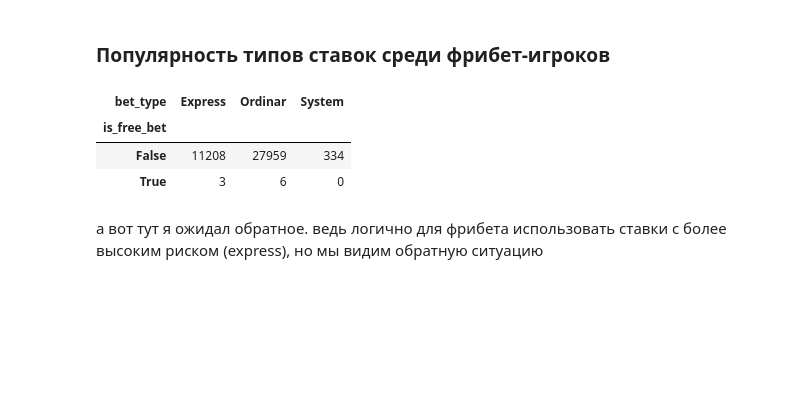
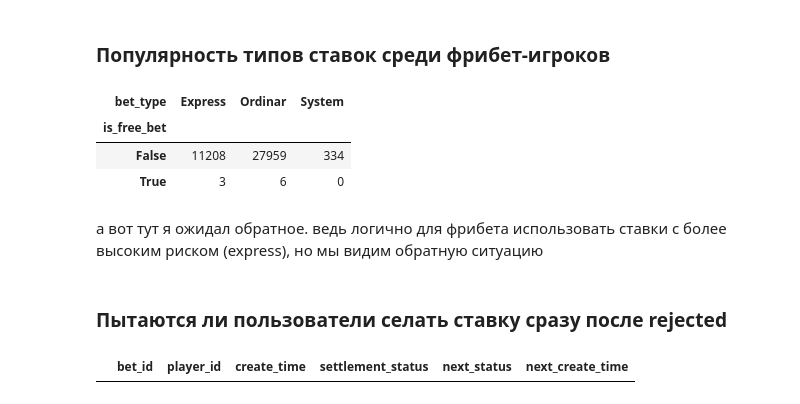
Before and after one commit to aliakseizvertouski/bet_analyse, a Jupyter notebook: bet_analyse.ipynb, the cells around one changed output. Cells and saved outputs as stored; diff of their text form; code cells hidden in the pictures; blank space fills up the shorter version.

```diff
--- a/bet_analyse.ipynb
+++ b/bet_analyse.ipynb
@@ -415,3 +415,29 @@ free_bet_analysis
 | True | 3 | 6 | 0 |
 # %% [markdown]
 а вот тут я ожидал обратное. ведь логично для фрибета использовать ставки с более высоким риском (express), но мы видим обратную ситуацию
+# %% [markdown]
+### Пытаются ли пользователи селать ставку сразу после rejected
+# %%
+stat = bet[['bet_id', 'player_id',  'create_time', 'settlement_status']].copy()
+
+stat = stat.sort_values(['bet_id', 'create_time'])
+
+stat['next_status'] = stat.groupby('bet_id')['settlement_status'].shift(-1)
+stat['next_create_time'] = stat.groupby('bet_id')['create_time'].shift(-1)
+
+
+pairs = stat[
+    (stat['settlement_status'] == 'Rejected') &
+    (stat['next_status'] == 'Settled')
+]
+
+# pairs = stat[
+#     (stat['settlement_status'] == 'Rejected') &
+#     (stat['next_create_time'] == 'NaT')
+# ]
+
+pairs
+
+# pairs
+# %% [output]
+|  | bet_id | player_id | create_time | settlement_status | next_status | next_create_time |
```
